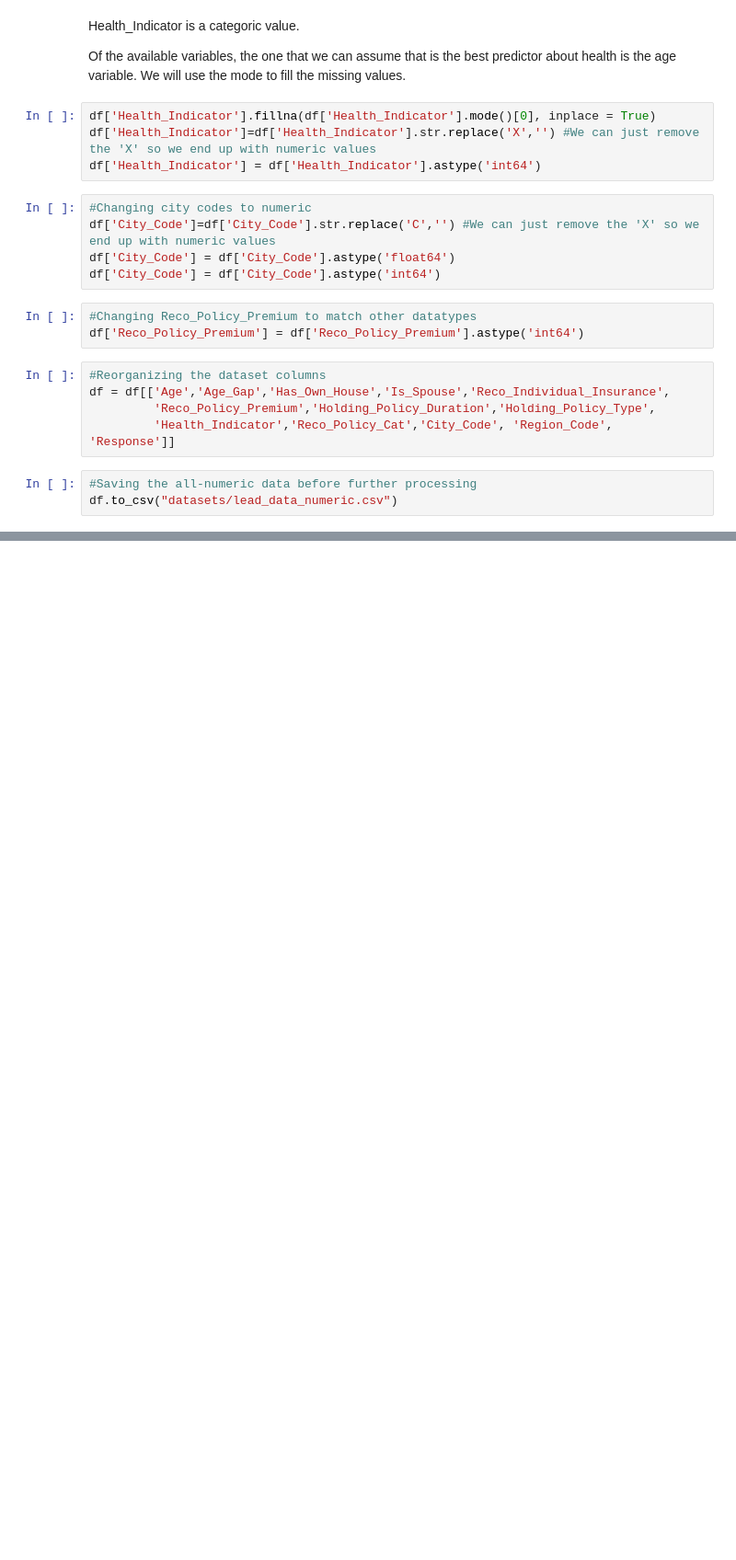
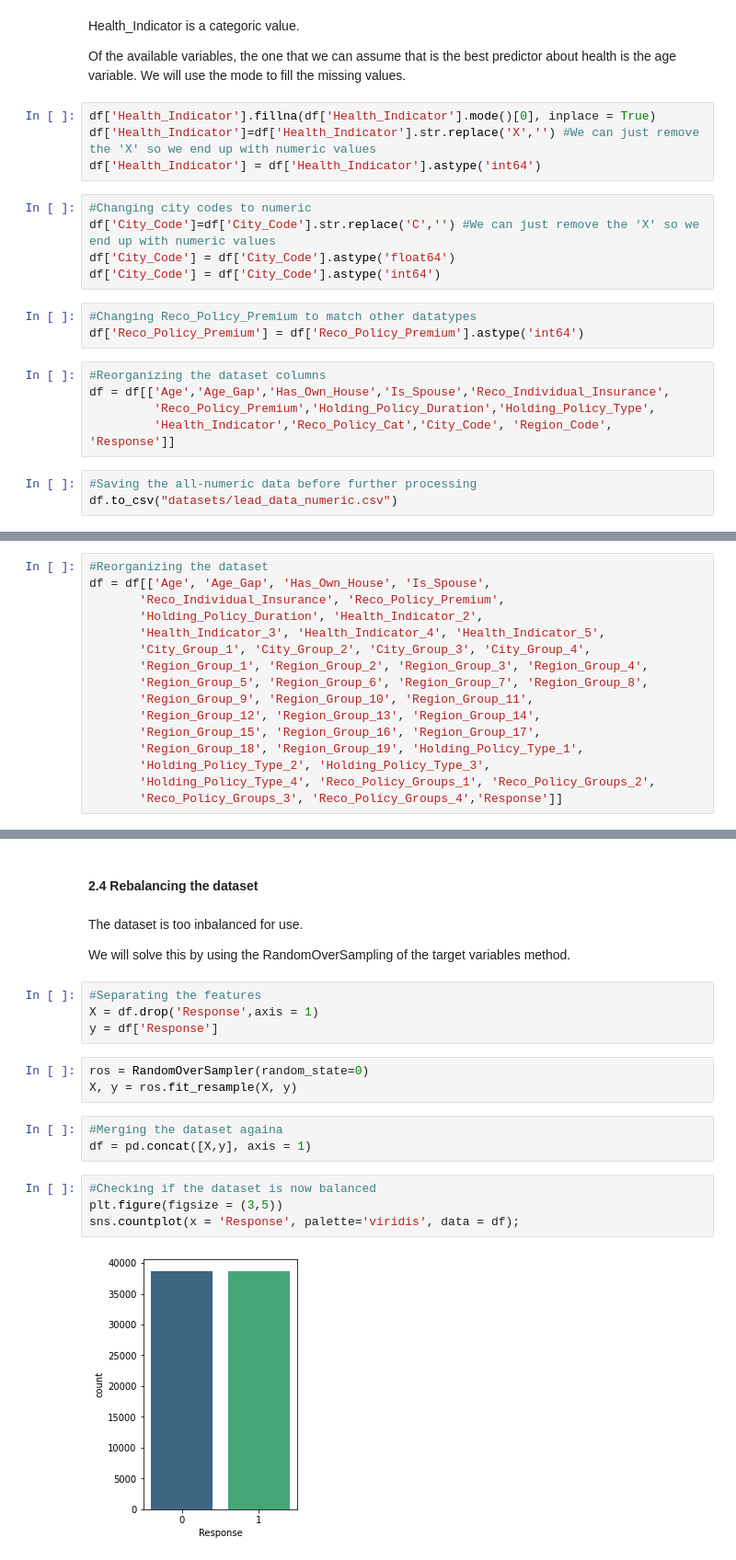
Before and after one commit to o-guilherme/IFSP-Proj-Sem2, a Jupyter notebook: EDA and Pre-processing.ipynb, the cells around one changed output, grey strips where cells are left out. Shown at 92% size. Drawn from its saved outputs; the diff is of its cells as text; blank space fills up the shorter version.

```diff
--- a/EDA and Pre-processing.ipynb
+++ b/EDA and Pre-processing.ipynb
@@ -385,0 +473,16 @@ df.to_csv("datasets/lead_data_numeric.csv")
+# %%
+#Reorganizing the dataset
+df = df[['Age', 'Age_Gap', 'Has_Own_House', 'Is_Spouse',
+       'Reco_Individual_Insurance', 'Reco_Policy_Premium',
+       'Holding_Policy_Duration', 'Health_Indicator_2',
+       'Health_Indicator_3', 'Health_Indicator_4', 'Health_Indicator_5',
+       'City_Group_1', 'City_Group_2', 'City_Group_3', 'City_Group_4',
+       'Region_Group_1', 'Region_Group_2', 'Region_Group_3', 'Region_Group_4',
+       'Region_Group_5', 'Region_Group_6', 'Region_Group_7', 'Region_Group_8',
+       'Region_Group_9', 'Region_Group_10', 'Region_Group_11',
+       'Region_Group_12', 'Region_Group_13', 'Region_Group_14',
+       'Region_Group_15', 'Region_Group_16', 'Region_Group_17',
+       'Region_Group_18', 'Region_Group_19', 'Holding_Policy_Type_1',
+       'Holding_Policy_Type_2', 'Holding_Policy_Type_3',
+       'Holding_Policy_Type_4', 'Reco_Policy_Groups_1', 'Reco_Policy_Groups_2',
+       'Reco_Policy_Groups_3', 'Reco_Policy_Groups_4','Response']]
@@ -385,0 +493,22 @@ df.to_csv("datasets/lead_data_numeric.csv")
+# %% [markdown]
+#### 2.4 Rebalancing the dataset
+# %% [markdown]
+The dataset is too inbalanced for use.
+
+We will solve this by using the RandomOverSampling of the target variables method.
+# %%
+#Separating the features
+X = df.drop('Response',axis = 1)
+y = df['Response']
+# %%
+ros = RandomOverSampler(random_state=0)
+X, y = ros.fit_resample(X, y)
+# %%
+#Merging the dataset againa
+df = pd.concat([X,y], axis = 1)
+# %%
+#Checking if the dataset is now balanced
+plt.figure(figsize = (3,5))
+sns.countplot(x = 'Response', palette='viridis', data = df);
+# %% [output]
+[figure, added]
```
Also changed, not shown: parts of 15 cells of this notebook, 2 other files.
